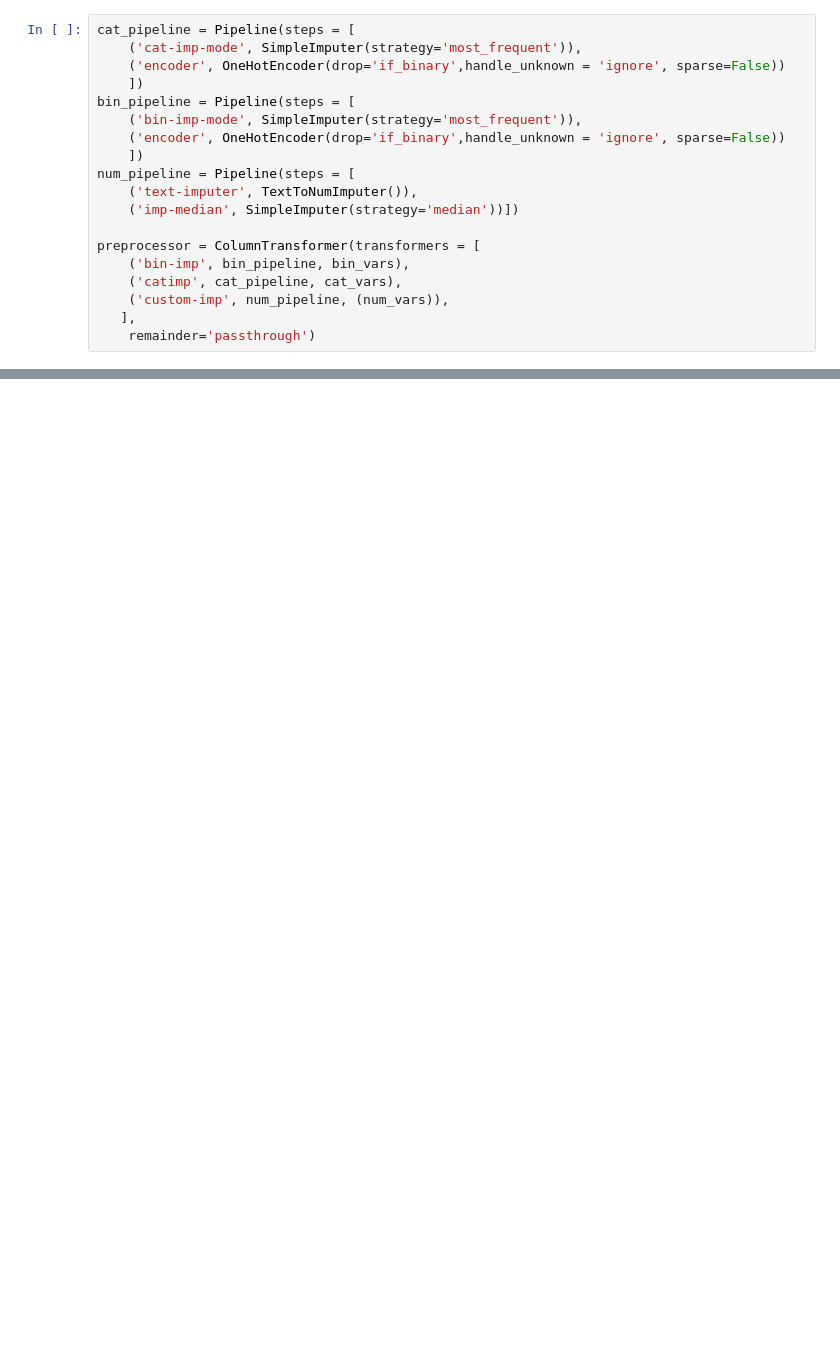
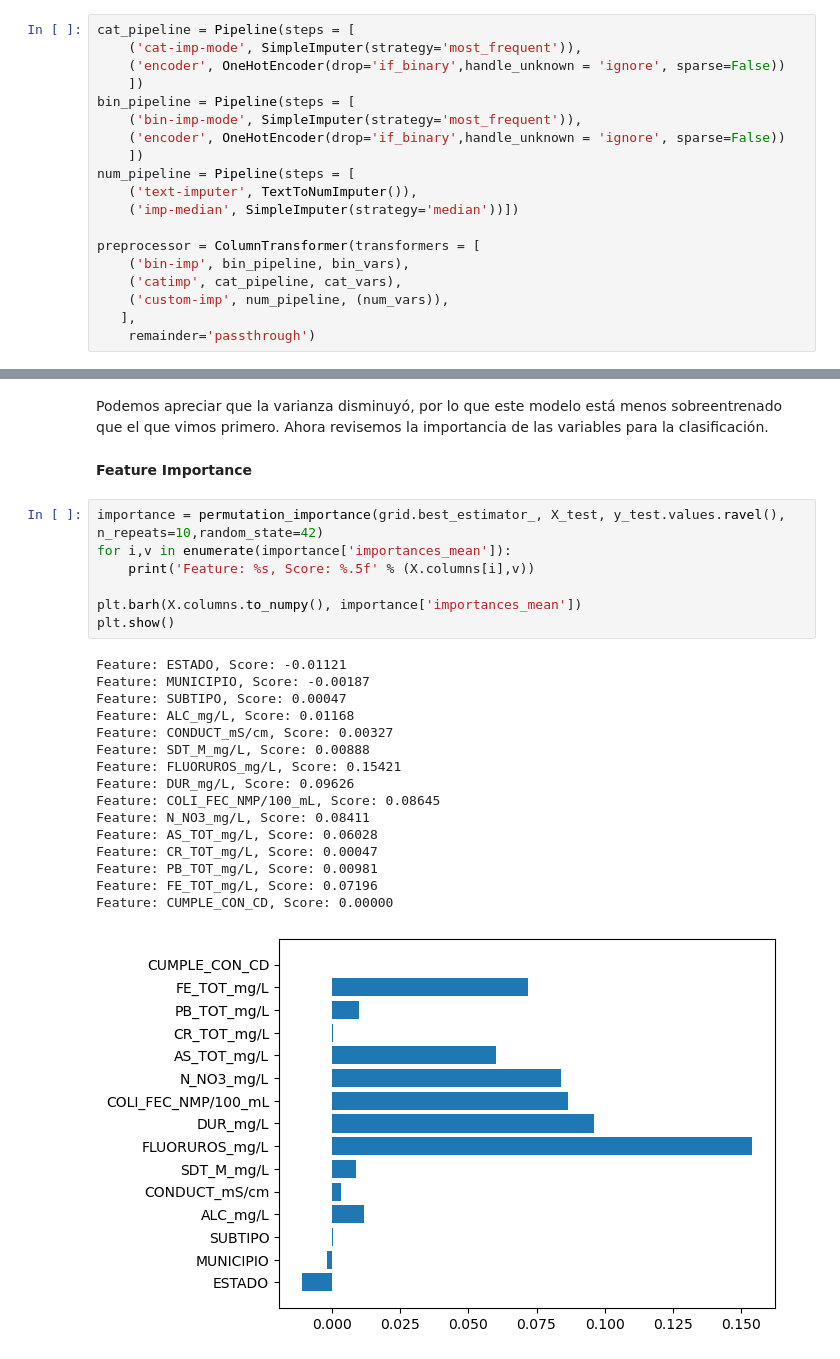
Before and after one commit to PosgradoMNA/actividades-del-projecto-equipo_102, a Jupyter notebook: Reto/aguas-subterraneas-DT.ipynb, the cells around one changed output, grey strips where cells are left out. Cells and saved outputs as stored; diff of their text form; blank space fills up the shorter version.

```diff
--- a/Reto/aguas-subterraneas-DT.ipynb
+++ b/Reto/aguas-subterraneas-DT.ipynb
@@ -289,0 +322,28 @@ array([[222,   0,   0],
+# %% [markdown]
+Podemos apreciar que la varianza disminuyó, por lo que este modelo está menos sobreentrenado que el que vimos primero. Ahora revisemos la importancia de las variables para la clasificación.
+# %% [markdown]
+**Feature Importance**
+# %%
+importance = permutation_importance(grid.best_estimator_, X_test, y_test.values.ravel(), n_repeats=10,random_state=42)
+for i,v in enumerate(importance['importances_mean']):
+	print('Feature: %s, Score: %.5f' % (X.columns[i],v))
+
+plt.barh(X.columns.to_numpy(), importance['importances_mean'])
+plt.show()
+# %% [output]
+Feature: ESTADO, Score: -0.01121
+Feature: MUNICIPIO, Score: -0.00187
+Feature: SUBTIPO, Score: 0.00047
+Feature: ALC_mg/L, Score: 0.01168
+Feature: CONDUCT_mS/cm, Score: 0.00327
+Feature: SDT_M_mg/L, Score: 0.00888
+Feature: FLUORUROS_mg/L, Score: 0.15421
+Feature: DUR_mg/L, Score: 0.09626
+Feature: COLI_FEC_NMP/100_mL, Score: 0.08645
+Feature: N_NO3_mg/L, Score: 0.08411
+Feature: AS_TOT_mg/L, Score: 0.06028
+Feature: CR_TOT_mg/L, Score: 0.00047
+Feature: PB_TOT_mg/L, Score: 0.00981
+Feature: FE_TOT_mg/L, Score: 0.07196
+Feature: CUMPLE_CON_CD, Score: 0.00000
+[figure, added]
```
Also changed, not shown: parts of 61 cells of this notebook.
